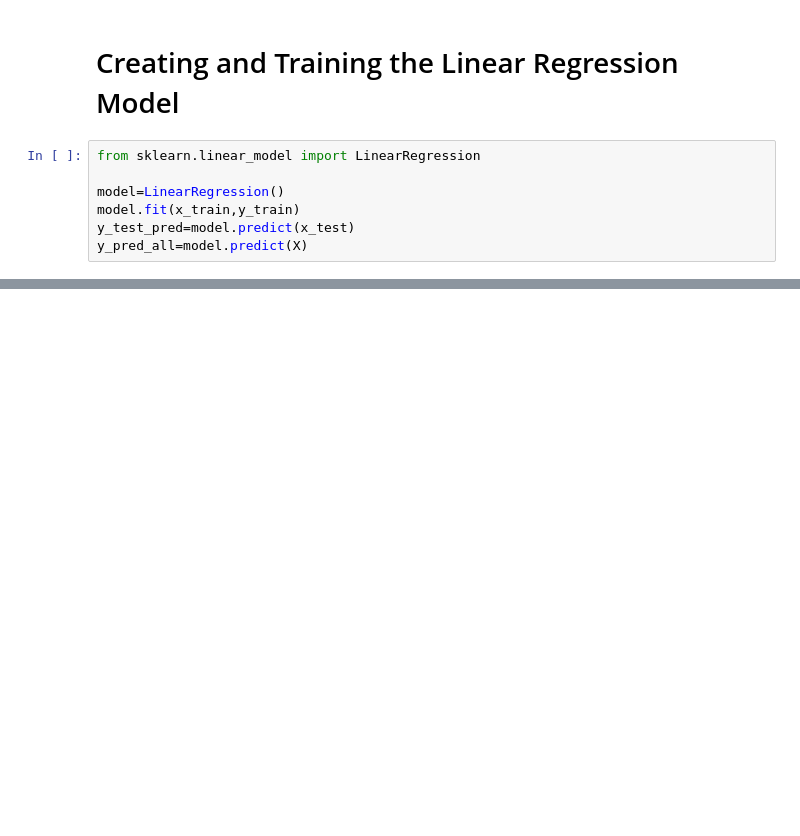
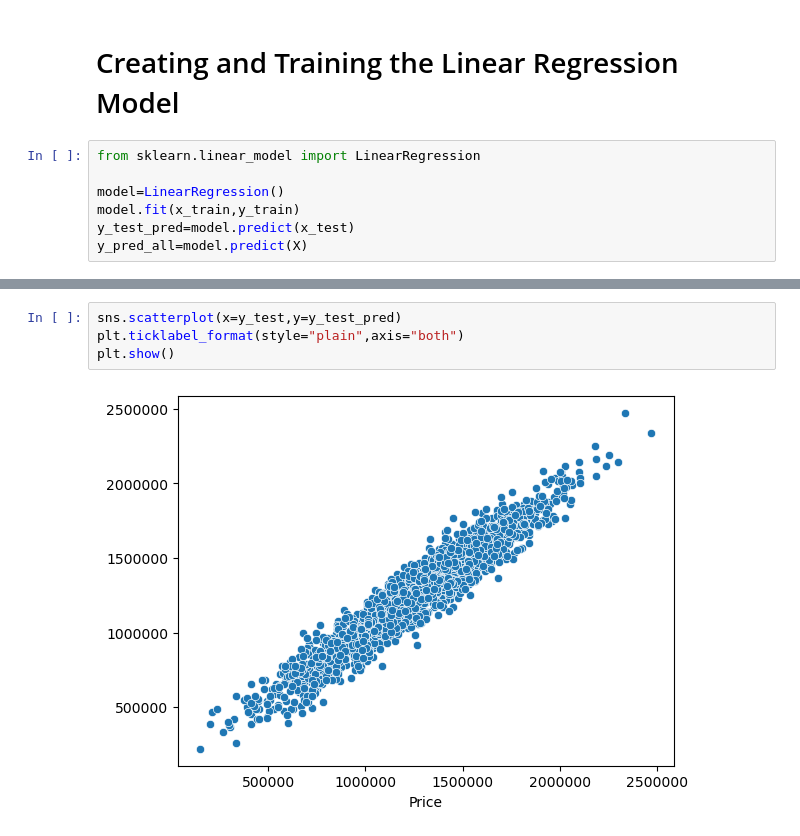
Before and after one commit to JuttuAbhiram/Machine-Learning, a Jupyter notebook: Linear_Regression/house_price_prediction.ipynb, the cells around one changed output, grey strips where cells are left out. Saved outputs shown, nothing was run; the diff lists cells and outputs as text; blank space fills up the shorter version.

Commit message:
Evaluate the model perfomance and Visualize the scatter

```diff
--- a/Linear_Regression/house_price_prediction.ipynb
+++ b/Linear_Regression/house_price_prediction.ipynb
@@ -132,0 +142,6 @@ y_pred_all=model.predict(X)
+# %%
+sns.scatterplot(x=y_test,y=y_test_pred)
+plt.ticklabel_format(style="plain",axis="both")
+plt.show()
+# %% [output]
+[figure, added]
```
Also changed, not shown: parts of 2 cells of this notebook.
